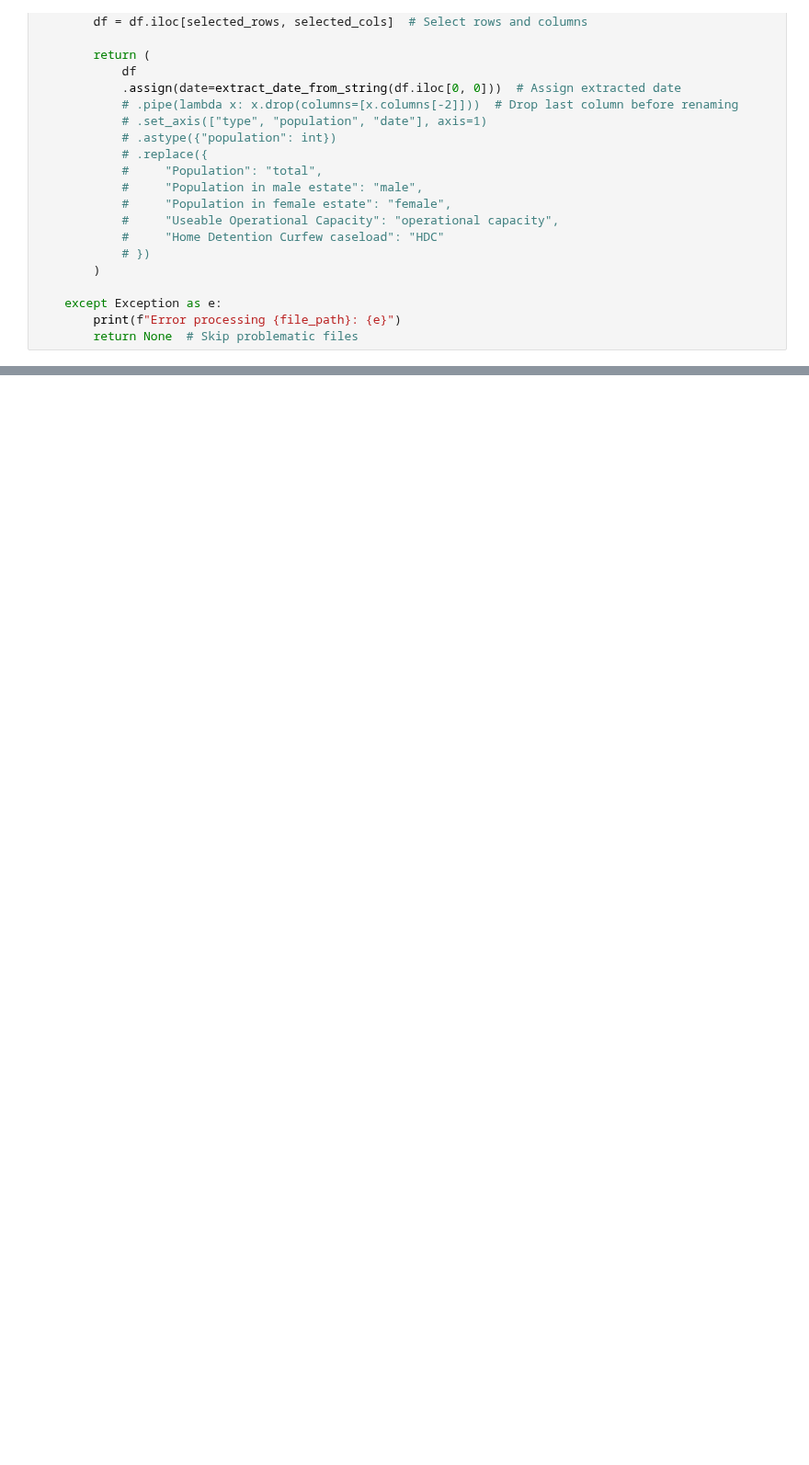
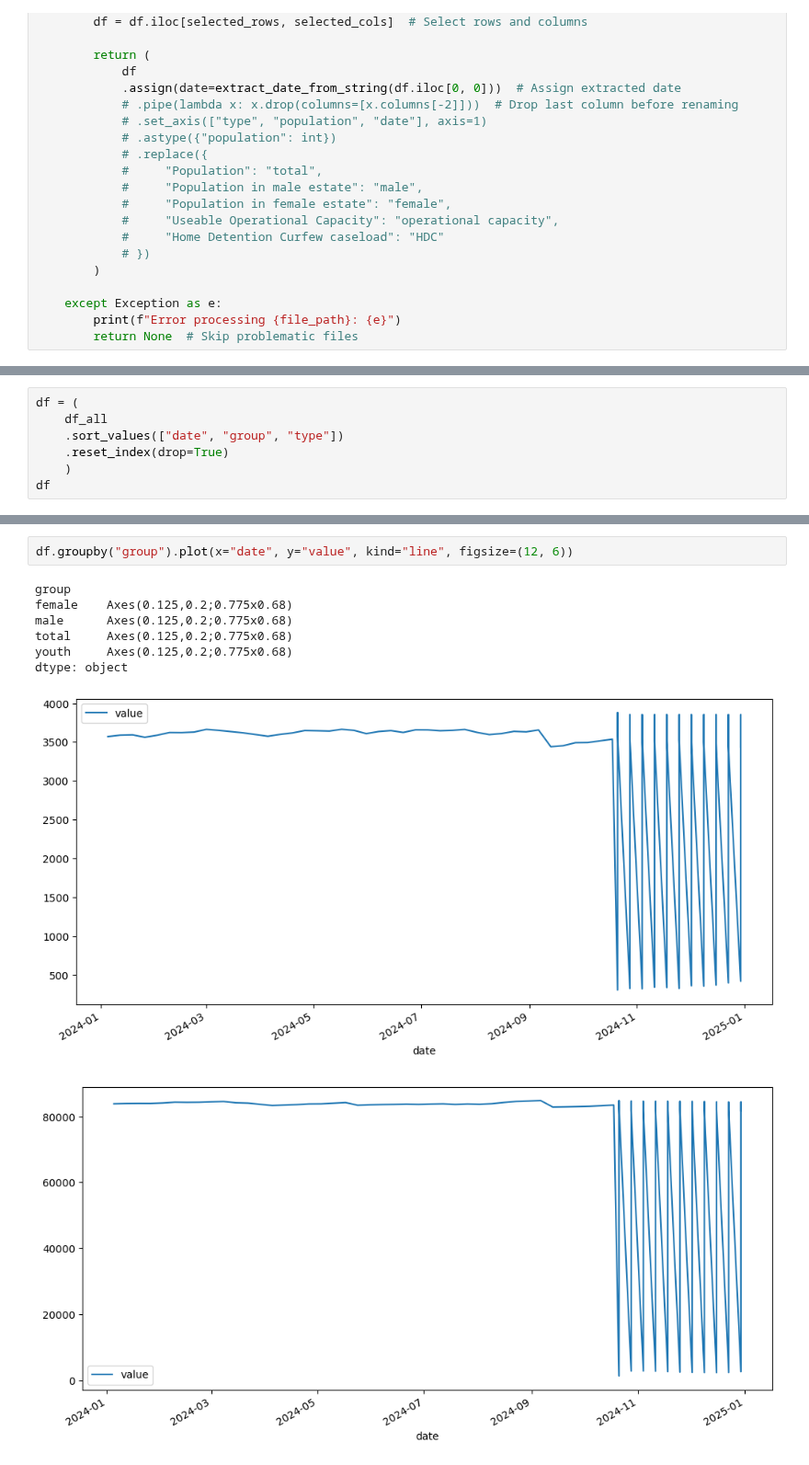
Before and after one commit to Prison-Reform-Trust/Prison-population, a Jupyter notebook: Notebooks/0.2-ah-combining_population_data.ipynb, the cells around one changed output, grey strips where cells are left out. Shown at 92% size. Cells and saved outputs as stored; diff of their text form; blank space fills up the shorter version.

```diff
--- a/Notebooks/0.2-ah-combining_population_data.ipynb
+++ b/Notebooks/0.2-ah-combining_population_data.ipynb
@@ -602,0 +766,7 @@ Processing data/raw/2024/prison-pop-10-may-2024.ods as historic format
+# %%
+df = (
+    df_all
+    .sort_values(["date", "group", "type"])
+    .reset_index(drop=True)
+    )
+df
@@ -602,0 +787,11 @@ Processing data/raw/2024/prison-pop-10-may-2024.ods as historic format
+# %%
+df.groupby("group").plot(x="date", y="value", kind="line", figsize=(12, 6))
+# %% [output]
+group
+female    Axes(0.125,0.2;0.775x0.68)
+male      Axes(0.125,0.2;0.775x0.68)
+total     Axes(0.125,0.2;0.775x0.68)
+youth     Axes(0.125,0.2;0.775x0.68)
+dtype: object
+[figure, added]
+[figure, added]
```
Also changed, not shown: parts of 63 cells of this notebook.
